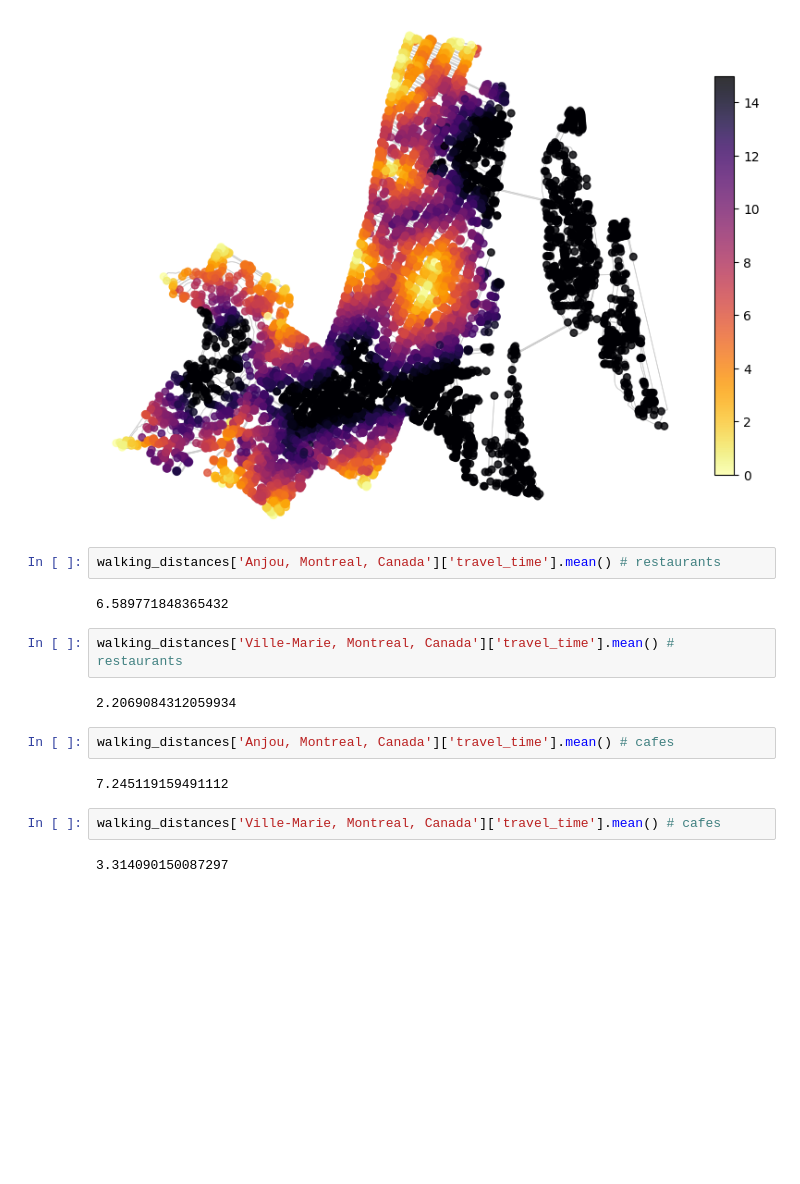
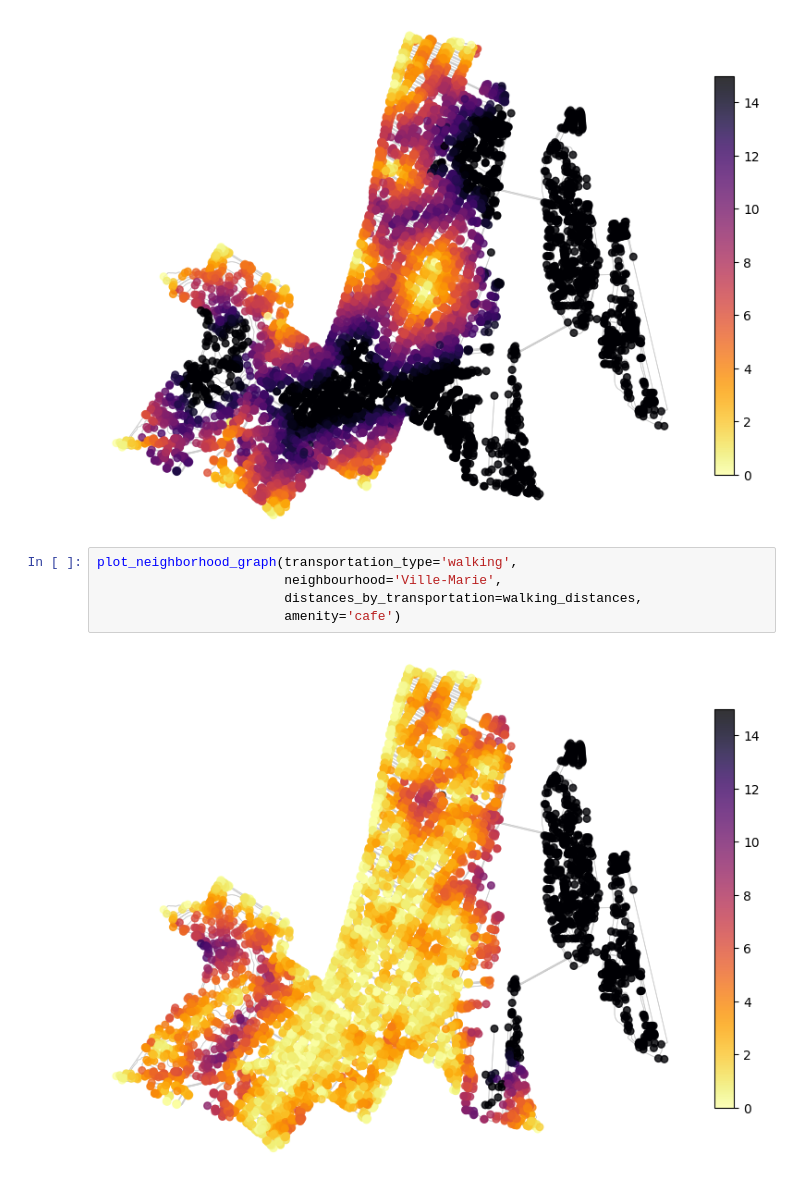
Before and after one commit to michelo200/GDS_project_deployment, a Jupyter notebook: initial_analysis/final_distances_and_plotting.ipynb, the cells around one changed output. Saved outputs shown, nothing was run; the diff lists cells and outputs as text; blank space fills up the shorter version.

```diff
--- a/initial_analysis/final_distances_and_plotting.ipynb
+++ b/initial_analysis/final_distances_and_plotting.ipynb
@@ -350,19 +525,10 @@ plot_neighborhood_graph(transportation_type='walking',
                         amenity='hospital')
 # %% [output]
 [figure]
-# %%
-walking_distances['Anjou, Montreal, Canada']['travel_time'].mean() # restaurants
-# %% [output]
-6.589771848365432
-# %%
-walking_distances['Ville-Marie, Montreal, Canada']['travel_time'].mean() # restaurants
-# %% [output]
-2.2069084312059934
-# %%
-walking_distances['Anjou, Montreal, Canada']['travel_time'].mean() # cafes
-# %% [output]
-7.245119159491112
-# %%
-walking_distances['Ville-Marie, Montreal, Canada']['travel_time'].mean() # cafes
-# %% [output]
-3.314090150087297
+# %%
+plot_neighborhood_graph(transportation_type='walking',
+                        neighbourhood='Ville-Marie',
+                        distances_by_transportation=walking_distances,
+                        amenity='cafe')
+# %% [output]
+[figure, added]
```
Also changed, not shown: parts of 12 cells of this notebook.
